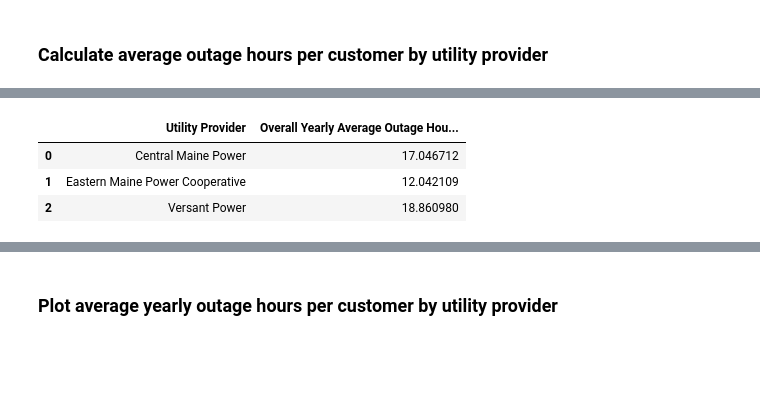
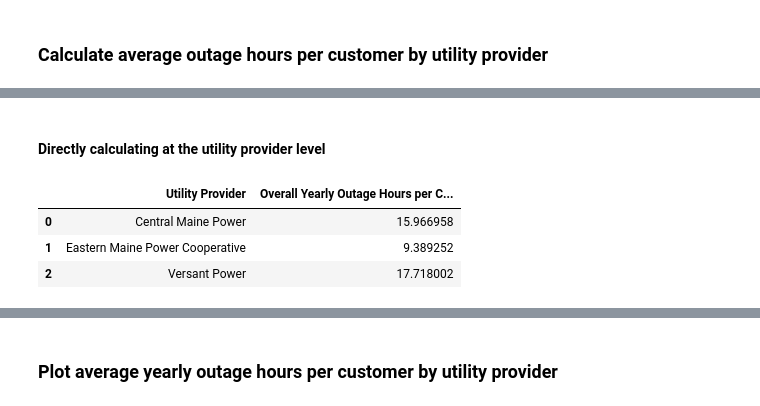
Before and after one commit to willgao23/maine-blackouts, a Jupyter notebook: notebooks/maine-blackout-analysis.ipynb, the cells around one changed output, grey strips where cells are left out. Saved outputs shown, nothing was run; the diff lists cells and outputs as text; code cells hidden in the pictures; blank space fills up the shorter version.

```diff
--- a/notebooks/maine-blackout-analysis.ipynb
+++ b/notebooks/maine-blackout-analysis.ipynb
@@ -19,7 +21,12 @@ pd.options.mode.chained_assignment = None
 df = pd.read_csv('../data/Maine_Power.csv')
 
 # drop all entries with an unknown county or no customer hours tracked
-df.drop(df[df['CountyName'] == "Unknown"].index, inplace=True)
-df.drop(df[df['CustomerHoursTrackedTotal']  <= 0].index, inplace=True)
-
-df
+county_df = df.copy(deep=True)
+county_df.drop(county_df[county_df['CountyName'] == "Unknown"].index, inplace=True)
+county_df.drop(county_df[county_df['CustomerHoursTrackedTotal']  <= 0].index, inplace=True)
+# Use the max of 'MaxCustomerOut' and 'AvgCustomersTracked' to account for cases where
+# 'maxcustomersout' exceeds 'avgcustomerstracked', which likely indicates underreporting
+# of tracked customers.
+county_df['Customers'] = df[['MaxCustomersOut', 'AvgCustomersTracked']].max(axis=1)
+df['Customers'] = df[['MaxCustomersOut', 'AvgCustomersTracked']].max(axis=1)
+df.drop(county_df[county_df['CustomerHoursTrackedTotal']  <= 0].index, inplace=True)
@@ -169,30 +243,32 @@ plt.show()
+# %% [markdown]
+#### Directly calculating at the utility provider level
 # %%
 # sum up all the customers tracked and total customer hours by month and utility provider
-monthly_utility_df = df.groupby(['UtilityName', 'RecordYear', 'RecordMonth']).agg({'CustomerHoursOutTotal': 'sum', 'AvgCustomersTracked': 'sum'}).reset_index()
+monthly_utility_df = df.groupby(['UtilityName', 'RecordYear', 'RecordMonth']).agg({'CustomerHoursOutTotal': 'sum', 'Customers': 'sum'}).reset_index()
 
 # sum up total customer hours out by year and utility provider and average the customers tracked (to avoid double counting)
-yearly_utility_df = monthly_utility_df.groupby(['UtilityName', 'RecordYear']).agg({'CustomerHoursOutTotal': 'sum', 'AvgCustomersTracked': 'mean'}).reset_index()
+yearly_utility_df = monthly_utility_df.groupby(['UtilityName', 'RecordYear']).agg({'CustomerHoursOutTotal': 'sum', 'Customers': 'mean'}).reset_index()
 
 # get the yearly outage hours per customer for each utility provider
-yearly_utility_df['OutageHoursPerCustomer'] = yearly_utility_df['CustomerHoursOutTotal'] / yearly_utility_df['AvgCustomersTracked']
+yearly_utility_df['OutageHoursPerCustomer'] = yearly_utility_df['CustomerHoursOutTotal'] / yearly_utility_df['Customers']
 
 # Eastern Maine Power Cooperative only has data from 2018 onwards, removing data from 2017 and earlier for consistency
 yearly_utility_df.drop(yearly_utility_df[yearly_utility_df['RecordYear'] <= 2017].index, inplace=True)
 
 # get the overall yearly average outage hours per customer by utility provider
 utility_cust_outage_df = yearly_utility_df.groupby(['UtilityName']).agg({'OutageHoursPerCustomer': 'mean'}).reset_index()
 
 # sort utility names alphabetically
 utility_cust_outage_df.sort_values(by=['UtilityName'], inplace=True)
 
 # rename columns to be more readable
-utility_cust_outage_df.rename(columns={"UtilityName": "Utility Provider", "OutageHoursPerCustomer": "Overall Yearly Average Outage Hours per Customer (2018 - 2023)"}, inplace=True)
+utility_cust_outage_df.rename(columns={"UtilityName": "Utility Provider", "OutageHoursPerCustomer": "Overall Yearly Outage Hours per Customer (2018 - 2023)"}, inplace=True)
 
 # export and show dataframe
-utility_cust_outage_df.to_csv("exports/maine-utility-overall-out-hours-per-cust.csv", sep=',', encoding='utf-8', index=False, header=True)
+utility_cust_outage_df.to_csv("exports/direct-maine-utility-overall-out-hours-per-cust.csv", sep=',', encoding='utf-8', index=False, header=True)
 utility_cust_outage_df
 # %% [output]
-|  | Utility Provider | Overall Yearly Average Outage Hou... |
-| 0 | Central Maine Power | 17.046712 |
-| 1 | Eastern Maine Power Cooperative | 12.042109 |
-| 2 | Versant Power | 18.860980 |
+|  | Utility Provider | Overall Yearly Outage Hours per C... |
+| 0 | Central Maine Power | 15.966958 |
+| 1 | Eastern Maine Power Cooperative | 9.389252 |
+| 2 | Versant Power | 17.718002 |
```
Also changed, not shown: parts of 17 cells of this notebook, 19 other files.
